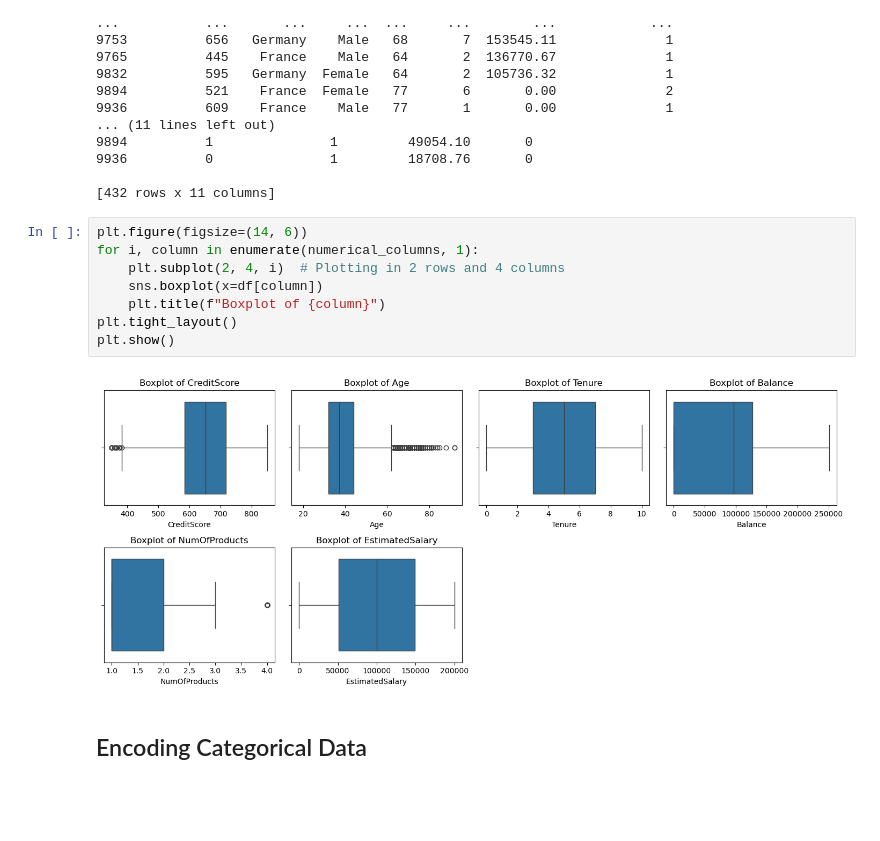
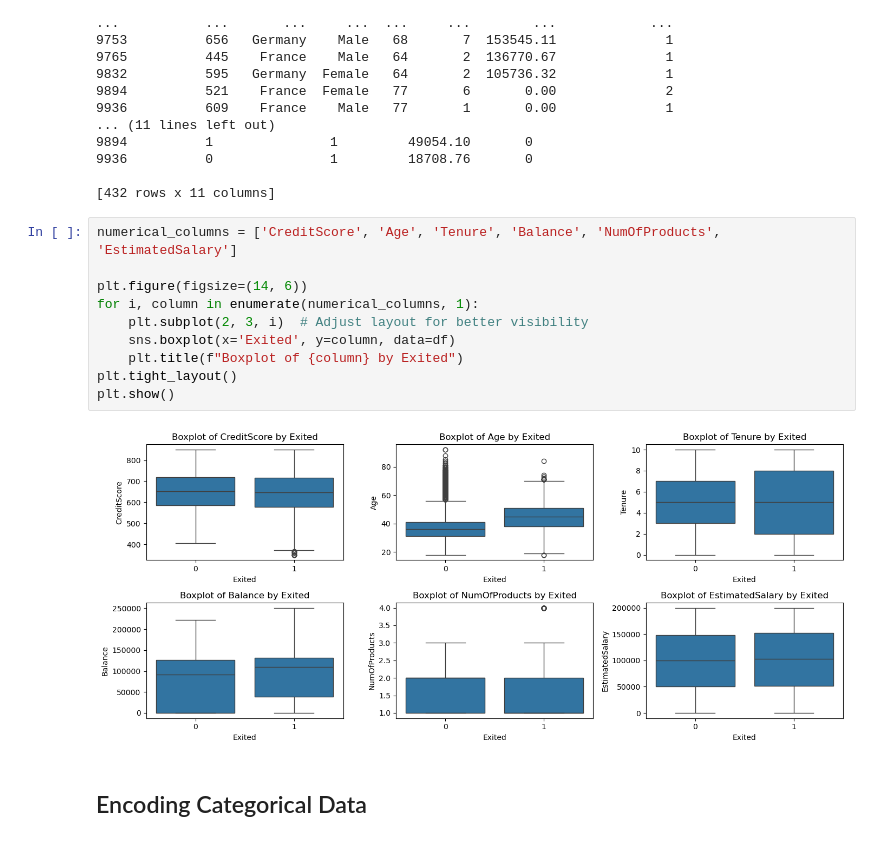
Before and after one commit to Debasis-muduli/Bank-Customer-Churn-Prediction, a Jupyter notebook: churn_customer.ipynb, the cells around one changed output. Saved outputs shown, nothing was run; the diff lists cells and outputs as text; blank space fills up the shorter version.

```diff
--- a/churn_customer.ipynb
+++ b/churn_customer.ipynb
@@ -118,15 +118,17 @@ print(outlier_rows)
 
 [432 rows x 11 columns]
 # %%
+numerical_columns = ['CreditScore', 'Age', 'Tenure', 'Balance', 'NumOfProducts', 'EstimatedSalary']
+
 plt.figure(figsize=(14, 6))
 for i, column in enumerate(numerical_columns, 1):
-    plt.subplot(2, 4, i)  # Plotting in 2 rows and 4 columns
-    sns.boxplot(x=df[column])
-    plt.title(f"Boxplot of {column}")
+    plt.subplot(2, 3, i)  # Adjust layout for better visibility
+    sns.boxplot(x='Exited', y=column, data=df)
+    plt.title(f"Boxplot of {column} by Exited")
 plt.tight_layout()
 plt.show()
 # %% [output]
-[figure, old version]
+[figure, new version]
 # %% [markdown]
 ## Encoding Categorical Data
 # %%
```
